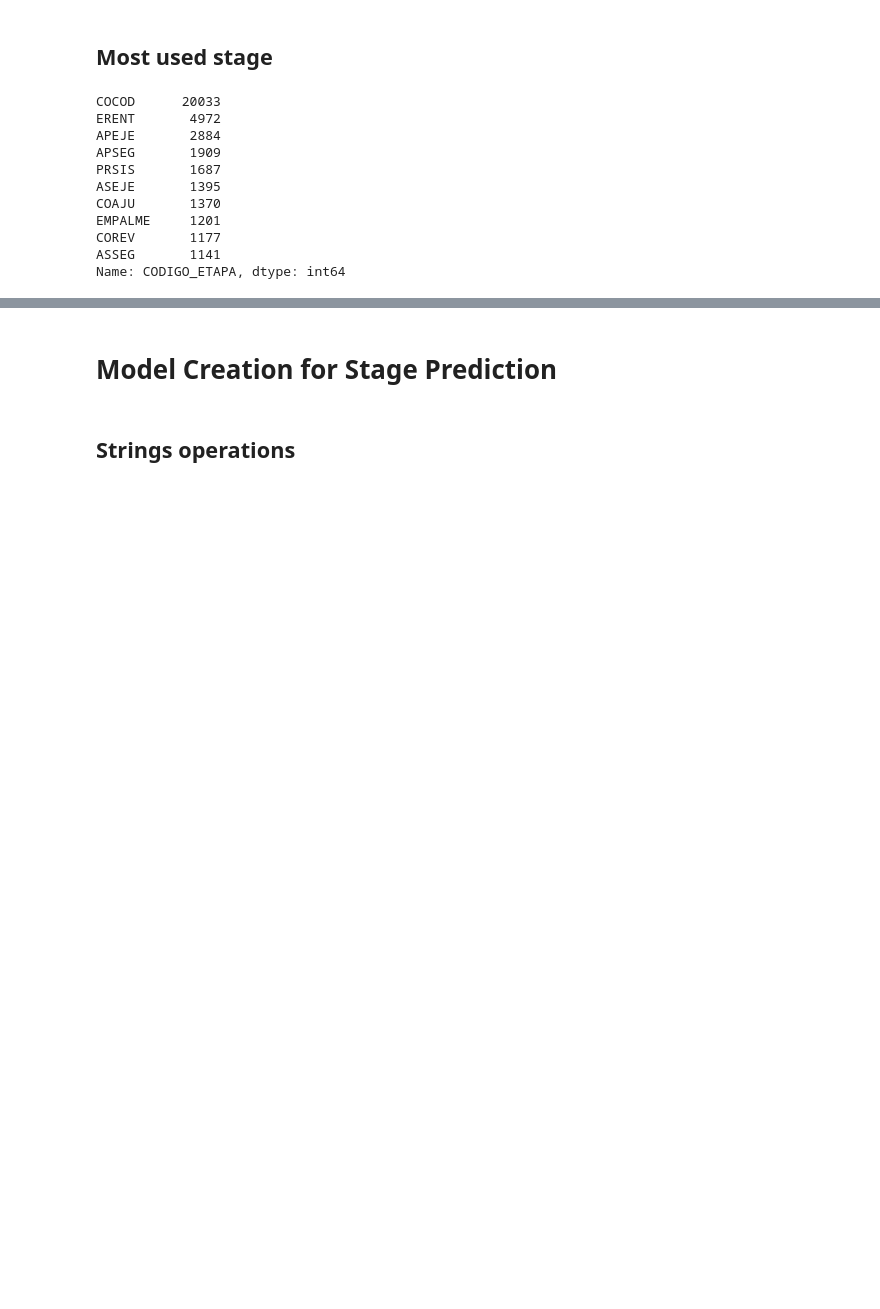
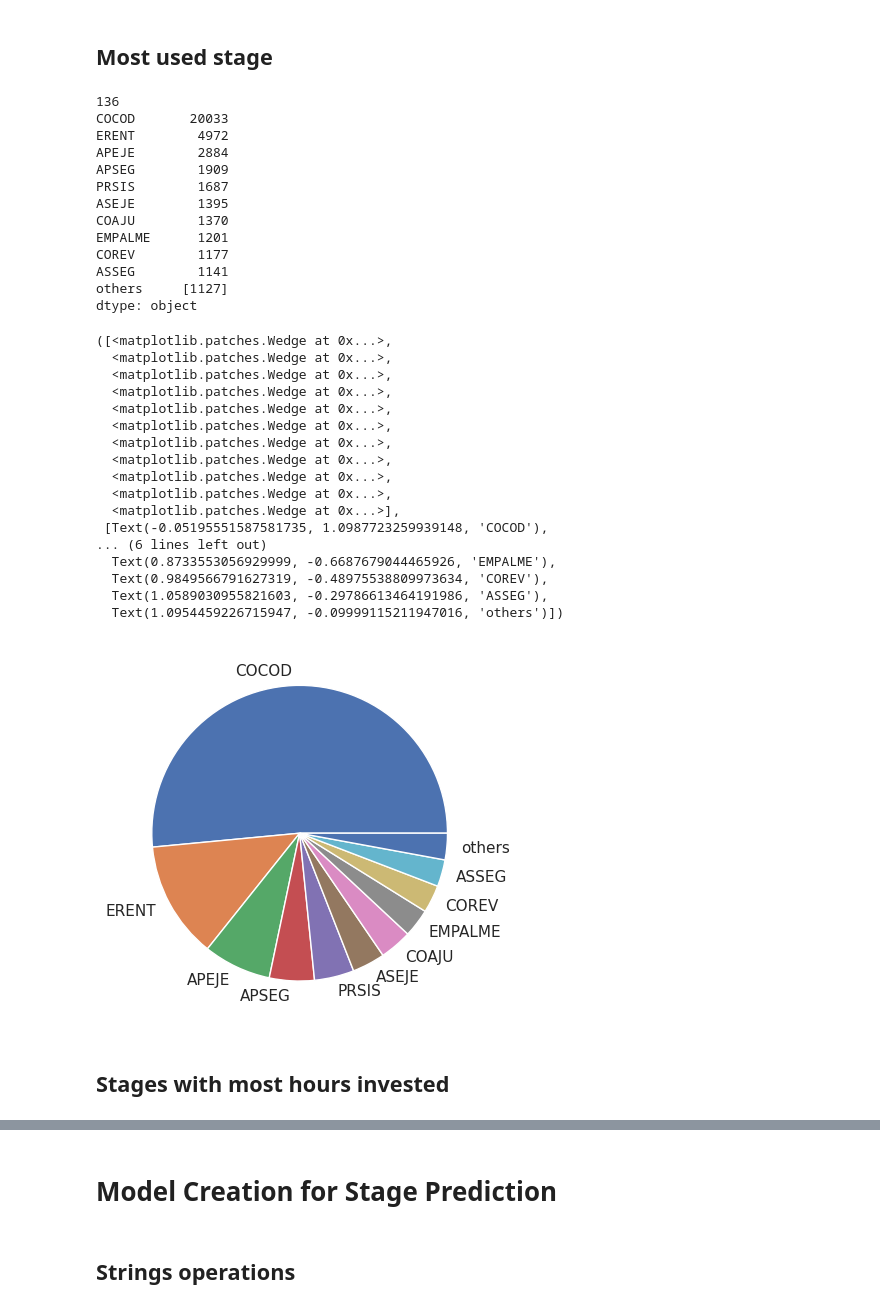
Before and after one commit to jrsalgadoASW/hw4_ares, a Jupyter notebook: model_creation.ipynb, the cells around one changed output, grey strips where cells are left out. Saved outputs shown, nothing was run; the diff lists cells and outputs as text; code cells hidden in the pictures; blank space fills up the shorter version.

```diff
--- a/model_creation.ipynb
+++ b/model_creation.ipynb
@@ -110,18 +102,51 @@ data
 # %% [markdown]
 ## Most used stage
-# %%
-#count each stage occurance
-counts = data[get_column_labels()["CODIGO_ETAPA"]].value_counts()
-counts.head(10)
-# %% [output]
-COCOD      20033
-ERENT       4972
-APEJE       2884
-APSEG       1909
-PRSIS       1687
-ASEJE       1395
-COAJU       1370
-EMPALME     1201
-COREV       1177
-ASSEG       1141
-Name: CODIGO_ETAPA, dtype: int64
+# %%
+#count each stage occurance
+counts = data["CODIGO_ETAPA"].value_counts().sort_values(ascending=False)
+print(counts.shape[0])
+top_ten_counts = counts[:10]
+below_top_ten_count = counts[10:]
+others = pd.Series({"others": below_top_ten_count[0].cumsum()})
+top_ten_and_others = top_ten_counts.append(others)
+print(top_ten_and_others)
+# top_ten_counts_by_stage = top_ten_counts.groupby(["CODIGO_ETAPA"])
+# print(top_ten_counts_by_stage)
+
+
+
+plt.pie( x=top_ten_and_others, labels=top_ten_and_others.keys())
+# %% [output]
+136
+COCOD       20033
+ERENT        4972
+APEJE        2884
+APSEG        1909
+PRSIS        1687
+ASEJE        1395
+COAJU        1370
+EMPALME      1201
+COREV        1177
+ASSEG        1141
+others     [1127]
+dtype: object
+([<matplotlib.patches.Wedge at 0x...>,
+  <matplotlib.patches.Wedge at 0x...>,
+  <matplotlib.patches.Wedge at 0x...>,
+  <matplotlib.patches.Wedge at 0x...>,
+  <matplotlib.patches.Wedge at 0x...>,
+  <matplotlib.patches.Wedge at 0x...>,
+  <matplotlib.patches.Wedge at 0x...>,
+  <matplotlib.patches.Wedge at 0x...>,
+  <matplotlib.patches.Wedge at 0x...>,
+  <matplotlib.patches.Wedge at 0x...>,
+  <matplotlib.patches.Wedge at 0x...>],
+ [Text(-0.05195551587581735, 1.0987723259939148, 'COCOD'),
+... (6 lines left out)
+  Text(0.8733553056929999, -0.6687679044465926, 'EMPALME'),
+  Text(0.9849566791627319, -0.48975538809973634, 'COREV'),
+  Text(1.0589030955821603, -0.29786613464191986, 'ASSEG'),
+  Text(1.0954459226715947, -0.09999115211947016, 'others')])
+[figure, added]
+# %% [markdown]
+## Stages with most hours invested
```
Also changed, not shown: parts of 13 cells of this notebook.
